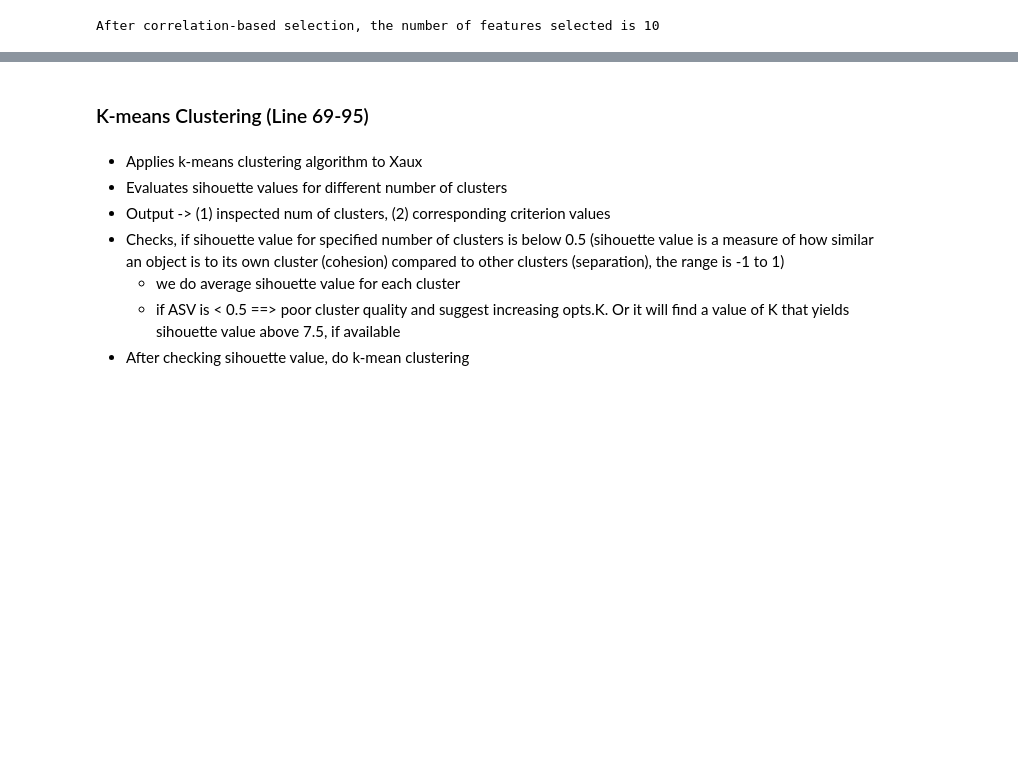
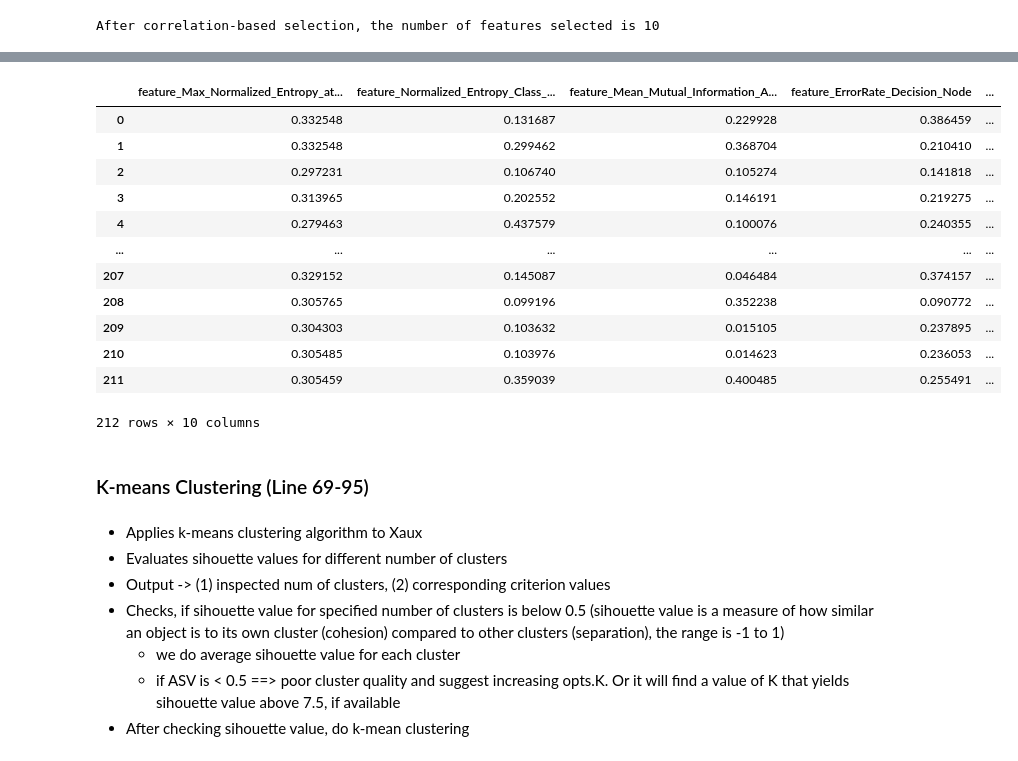
Before and after one commit to andremun/pyInstanceSpace, a Jupyter notebook: matilda/sifted.ipynb, the cells around one changed output, grey strips where cells are left out. Saved outputs shown, nothing was run; the diff lists cells and outputs as text; code cells hidden in the pictures; blank space fills up the shorter version.

Commit message:
update k means clustering

```diff
--- a/matilda/sifted.ipynb
+++ b/matilda/sifted.ipynb
@@ -107,6 +114,8 @@ for index, row in corr_matrix.iterrows():
     if row_mean < 0.1:
         corr_matrix.drop(index, inplace=True)
 print(f'After correlation-based selection, the number of features selected is {corr_matrix.shape[0]}')
+# Filter the x matrix that only contain the feature selected
+x_aux = x[corr_matrix.index]
 # TODO: line 55-67: if nfeatures <=1, <= 3, <= opts.K
 # %% [output]
 After correlation-based selection, the number of features selected is 10
@@ -128,3 +122,19 @@ corr_matrix
+# %%
+x_aux
+# %% [output]
+|  | feature_Max_Normalized_Entropy_at... | feature_Normalized_Entropy_Class_... | feature_Mean_Mutual_Information_A... | feature_ErrorRate_Decision_Node | ... |
+| 0 | 0.332548 | 0.131687 | 0.229928 | 0.386459 | ... |
+| 1 | 0.332548 | 0.299462 | 0.368704 | 0.210410 | ... |
+| 2 | 0.297231 | 0.106740 | 0.105274 | 0.141818 | ... |
+| 3 | 0.313965 | 0.202552 | 0.146191 | 0.219275 | ... |
+| 4 | 0.279463 | 0.437579 | 0.100076 | 0.240355 | ... |
+| ... | ... | ... | ... | ... | ... |
+| 207 | 0.329152 | 0.145087 | 0.046484 | 0.374157 | ... |
+| 208 | 0.305765 | 0.099196 | 0.352238 | 0.090772 | ... |
+| 209 | 0.304303 | 0.103632 | 0.015105 | 0.237895 | ... |
+| 210 | 0.305485 | 0.103976 | 0.014623 | 0.236053 | ... |
+| 211 | 0.305459 | 0.359039 | 0.400485 | 0.255491 | ... |
+212 rows × 10 columns
 # %% [markdown]
 ### K-means Clustering (Line 69-95)
 # %% [markdown]
```
Also changed, not shown: parts of 6 cells of this notebook.
